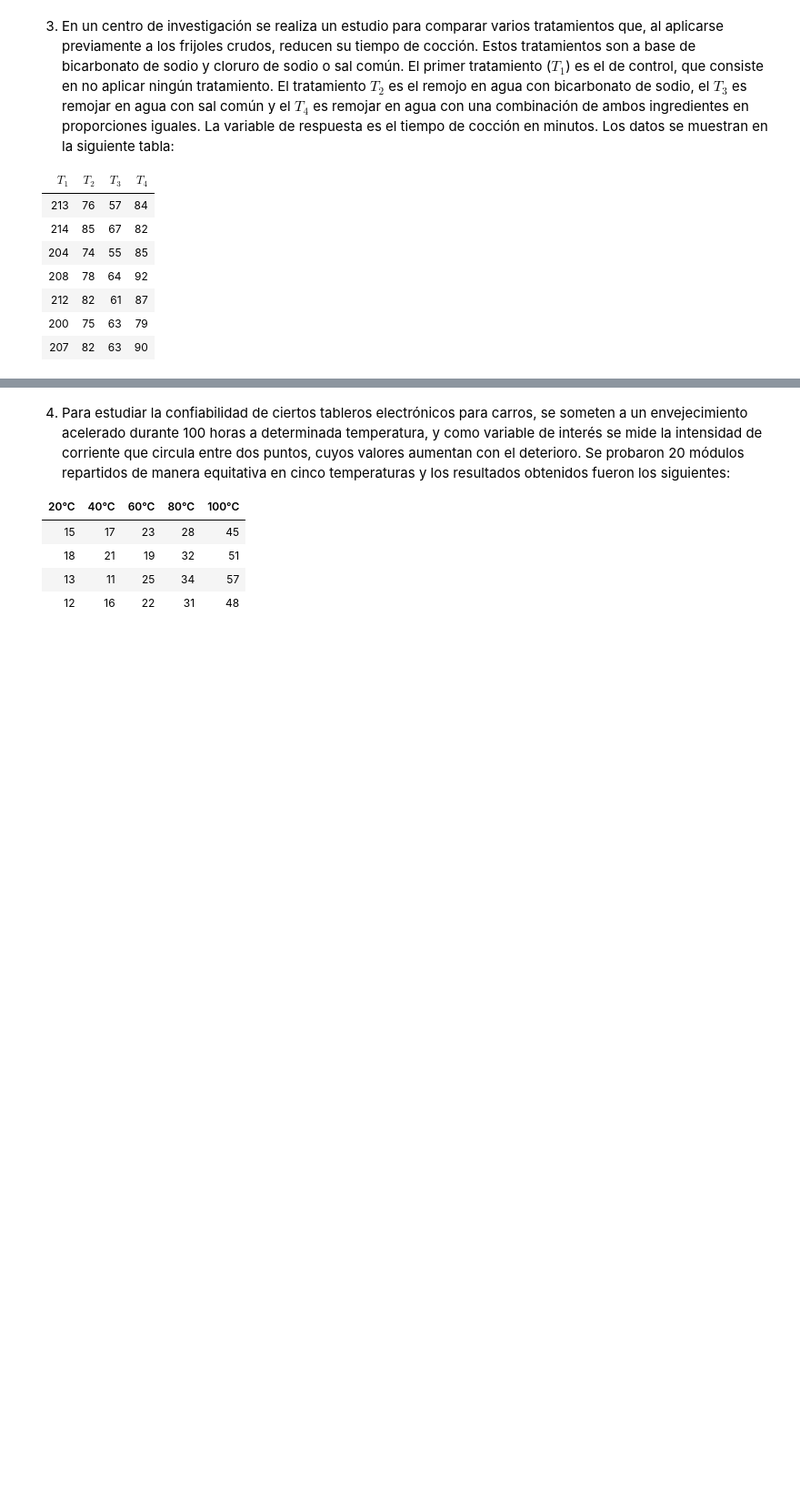
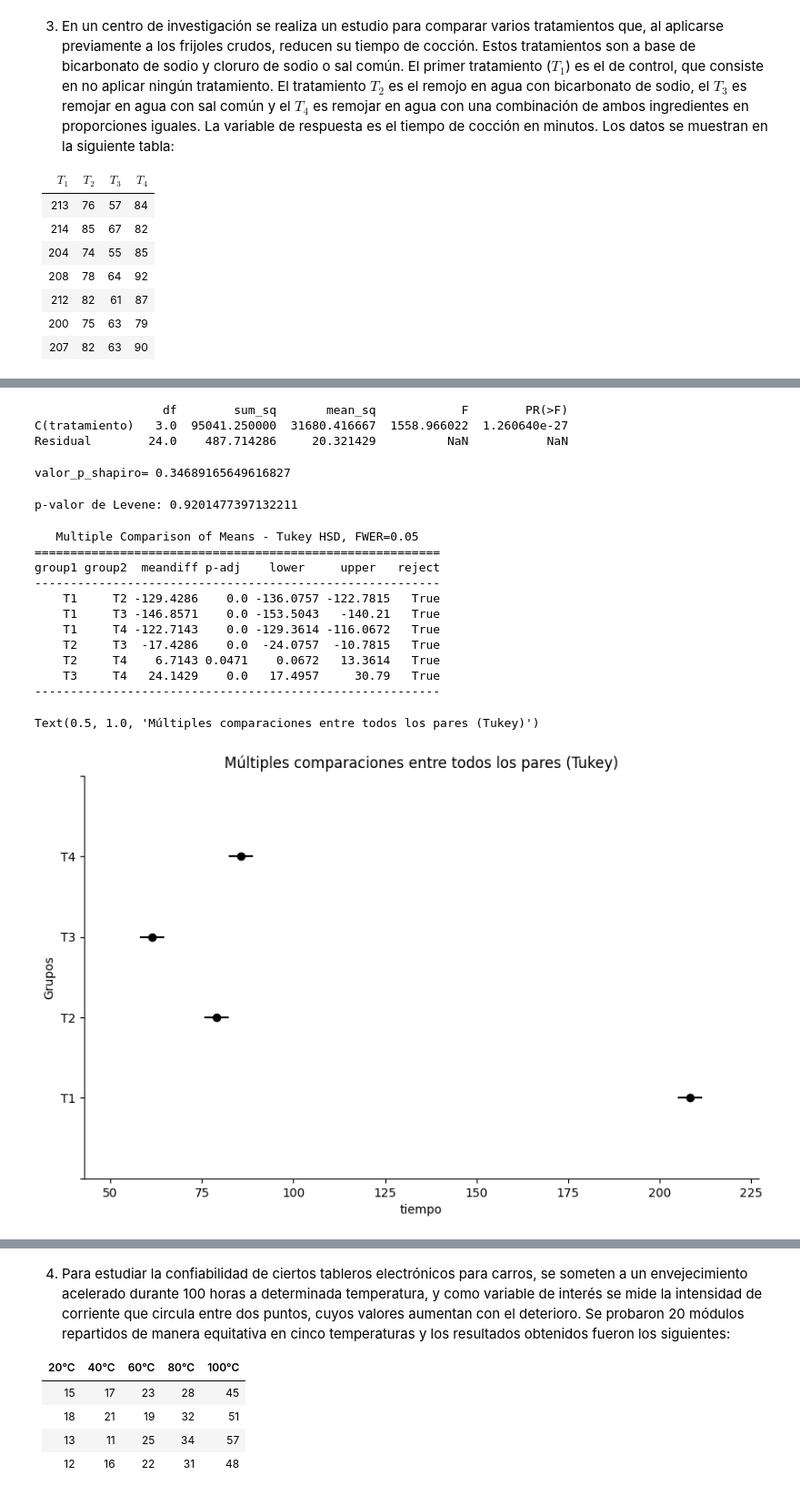
Before and after one commit to CesarRodriguez19/EstadisticaVerano, a Jupyter notebook: practica_4_ejer.ipynb, the cells around one changed output, grey strips where cells are left out. Shown at 91% size. Cells and saved outputs as stored; diff of their text form; code cells hidden in the pictures; blank space fills up the shorter version.

```diff
--- a/practica_4_ejer.ipynb
+++ b/practica_4_ejer.ipynb
@@ -336,19 +367,75 @@ df
 #tabla anova
 from statsmodels.formula.api import ols
 import statsmodels.api as sm
-modelo_lineal=ols("resistencia~C(cuero)", data=df).fit()
+modelo_lineal=ols("tiempo~C(tratamiento)", data=df).fit()
 tabla_anova=sm.stats.anova_lm(modelo_lineal)
 print(tabla_anova)
+#H0=NO DIFERENCIA ENRE GRUPOS
+#H1=SI HAY DIFENRENCIA ENTRE GRUPOS
+#0.05
+#SI HAY DIRENECIA ENTRE GRUPOS SE RECHAZA H0
+# %% [output]
+                  df        sum_sq       mean_sq            F        PR(>F)
+C(tratamiento)   3.0  95041.250000  31680.416667  1558.966022  1.260640e-27
+Residual        24.0    487.714286     20.321429          NaN           NaN
+# %%
+from scipy.stats import shapiro
+_,valor_p_sh=shapiro(modelo_lineal.resid)
+print ("valor_p_shapiro=",valor_p_sh)
+#H0=HAY NORMALIDAD EN LOS RESIDUOS
+#H1=NO HAY NORMALIDAD EN LOS RESIDUOS
+#0.05
+#NO SE RECHAZA LA H0
+# %% [output]
+valor_p_shapiro= 0.34689165649616827
 # %%
 from scipy.stats import levene
 
 # Supón que tienes un DataFrame df con columnas 'respuesta' y 'grupo'
-grupo1 = df[df['cuero'] == 'A']['resistencia']
-grupo2 = df[df['cuero'] == 'B']['resistencia']
-grupo3 = df[df['cuero'] == 'C']['resistencia']
-grupo4 = df[df['cuero'] == 'D']['resistencia']
+grupo1 = df[df['tratamiento'] == 'T1']['tiempo']
+grupo2 = df[df['tratamiento'] == 'T2']['tiempo']
+grupo3 = df[df['tratamiento'] == 'T3']['tiempo']
+grupo4 = df[df['tratamiento'] == 'T4']['tiempo']
 
 
 
 stat, p = levene(grupo1, grupo2, grupo3,grupo4)
 print(f"p-valor de Levene: {p}")
+#H0=HOMOCEDASTICIDAD
+#H1=HETEROCEDASTICIDAD
+#0.05
+#NO SE RECHAZA H0
+# %% [output]
+p-valor de Levene: 0.9201477397132211
+# %%
+from statsmodels.stats.multicomp import pairwise_tukeyhsd
+import matplotlib.pyplot as plt
+
+nivel_de_significancia = 0.05
+
+# Prueba de Tukey
+tukey = pairwise_tukeyhsd(endog=df['tiempo'], groups=df['tratamiento'], alpha=nivel_de_significancia)
+
+# Mostrar los resultados
+print(tukey)
+
+# Gráfico de las diferencias entre grupos
+tukey.plot_simultaneous(ylabel="Grupos", xlabel="tiempo")
+
+plt.gca().spines['right'].set_visible(False) # derecha
+plt.gca().spines['top'].set_visible(False)   # superior
+plt.title("Múltiples comparaciones entre todos los pares (Tukey)")
+# %% [output]
+   Multiple Comparison of Means - Tukey HSD, FWER=0.05
+=========================================================
+group1 group2  meandiff p-adj    lower     upper   reject
+---------------------------------------------------------
+    T1     T2 -129.4286    0.0 -136.0757 -122.7815   True
+    T1     T3 -146.8571    0.0 -153.5043   -140.21   True
+    T1     T4 -122.7143    0.0 -129.3614 -116.0672   True
+    T2     T3  -17.4286    0.0  -24.0757  -10.7815   True
+    T2     T4    6.7143 0.0471    0.0672   13.3614   True
+    T3     T4   24.1429    0.0   17.4957     30.79   True
+---------------------------------------------------------
+Text(0.5, 1.0, 'Múltiples comparaciones entre todos los pares (Tukey)')
+[figure, added]
```
Also changed, not shown: parts of 21 cells of this notebook.
